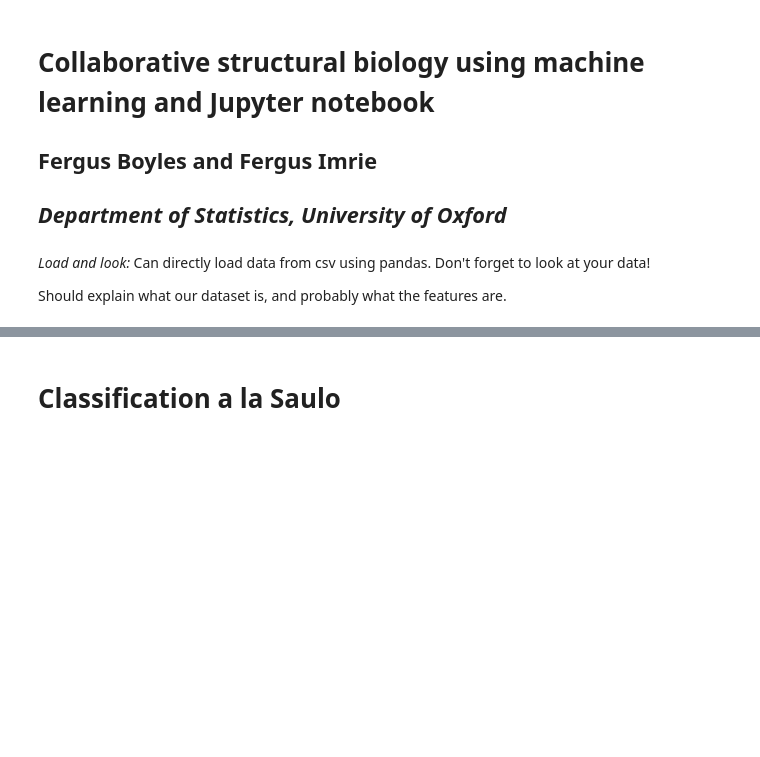
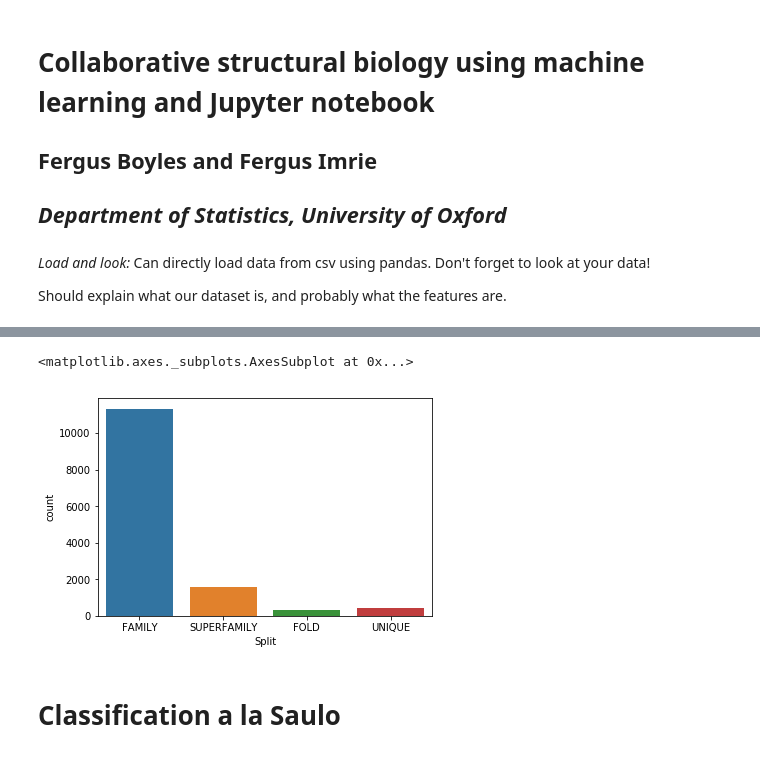
Before and after one commit to FBoyles/3dsig, a Jupyter notebook: notebooks/Sandbox.ipynb, the cells around one changed output, grey strips where cells are left out. Cells and saved outputs as stored; diff of their text form; code cells hidden in the pictures; blank space fills up the shorter version.

```diff
--- a/notebooks/Sandbox.ipynb
+++ b/notebooks/Sandbox.ipynb
@@ -26,6 +24,13 @@ data.head()
 | 2 | d12asa_ | d1b8aa2 | 328 | 336 | 22.22 | 20 | 90 | 101 | ... |
 | 3 | d12asa_ | d1l0wa3 | 328 | 357 | 20.00 | 17 | 85 | 101 | ... |
 | 4 | d12asa_ | d1z7ma1 | 328 | 312 | 1.27 | 1 | 79 | 101 | ... |
+# %%
+split = pd.read_csv('../data/Data_Split.txt', sep=' ', header=None)
+split.columns = ['Protein', 'Split']
+sns.countplot(data=split, x='Split')
+# %% [output]
+<matplotlib.axes._subplots.AxesSubplot at 0x...>
+[figure, added]
 # %% [markdown]
 # Classification a la Saulo
 # %%
```
Also changed, not shown: parts of 19 cells of this notebook.
